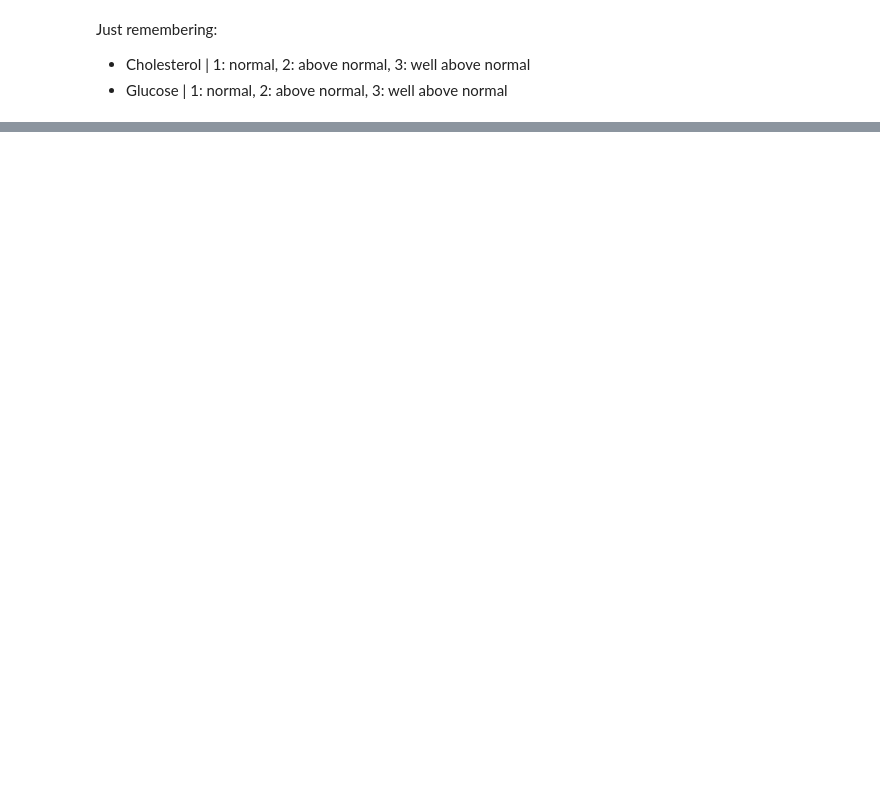
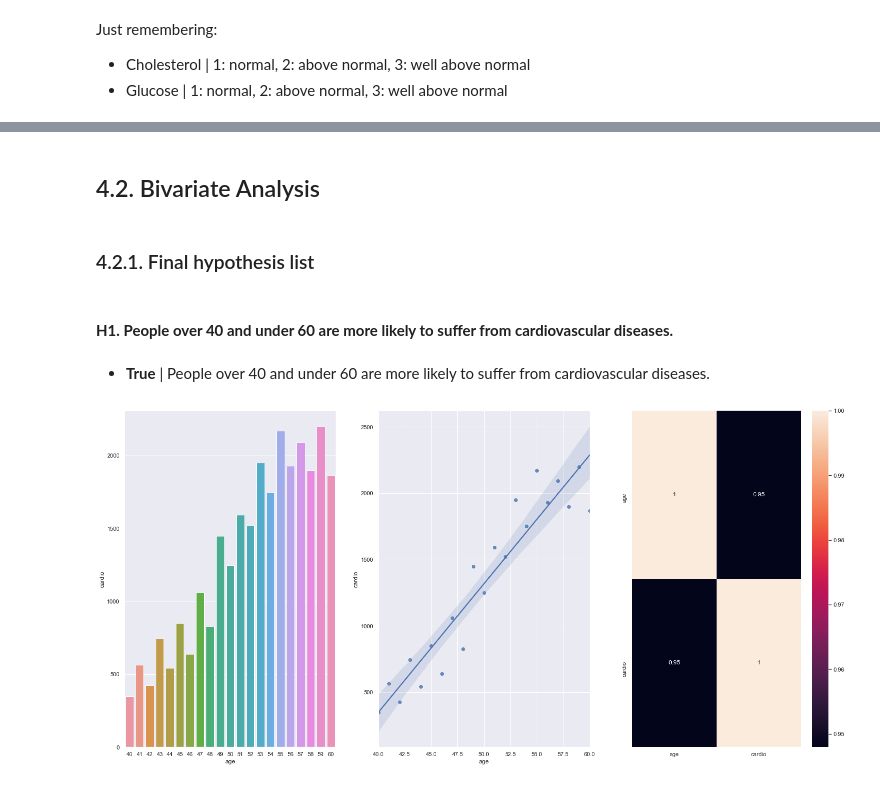
Before and after one commit to emidiovaleretto/cardio-catch-diseases, a Jupyter notebook: Cardio_Catch_Diseases.ipynb, the cells around one changed output, grey strips where cells are left out. Cells and saved outputs as stored; diff of their text form; code cells hidden in the pictures; blank space fills up the shorter version.

```diff
--- a/Cardio_Catch_Diseases.ipynb
+++ b/Cardio_Catch_Diseases.ipynb
@@ -636,0 +649,22 @@ sns.countplot(cat_attrs['gender']);
+# %% [markdown]
+## 4.2. Bivariate Analysis
+# %% [markdown]
+### 4.2.1. Final hypothesis list
+# %% [markdown]
+#### **H1. People over 40 and under 60 are more likely to suffer from cardiovascular diseases.**
+# %% [markdown]
+- **True** | People over 40 and under 60 are more likely to suffer from cardiovascular diseases.
+# %%
+aux1 = df4[df4['cardio'] == 1]
+aux2 = aux1[(aux1['age'] >= 40) & (aux1['age'] <= 60)].groupby('age').sum().reset_index()
+
+plt.subplot(1,3,1);
+sns.barplot(x = 'age', y = 'cardio', data = aux2);
+
+plt.subplot(1,3,2);
+sns.regplot(x = 'age', y = 'cardio', data = aux2);
+
+plt.subplot(1,3,3);
+sns.heatmap(aux2[['age','cardio']].corr(method = 'pearson'), annot = True);
+# %% [output]
+[figure, added]
```
Also changed, not shown: parts of 47 cells of this notebook.
